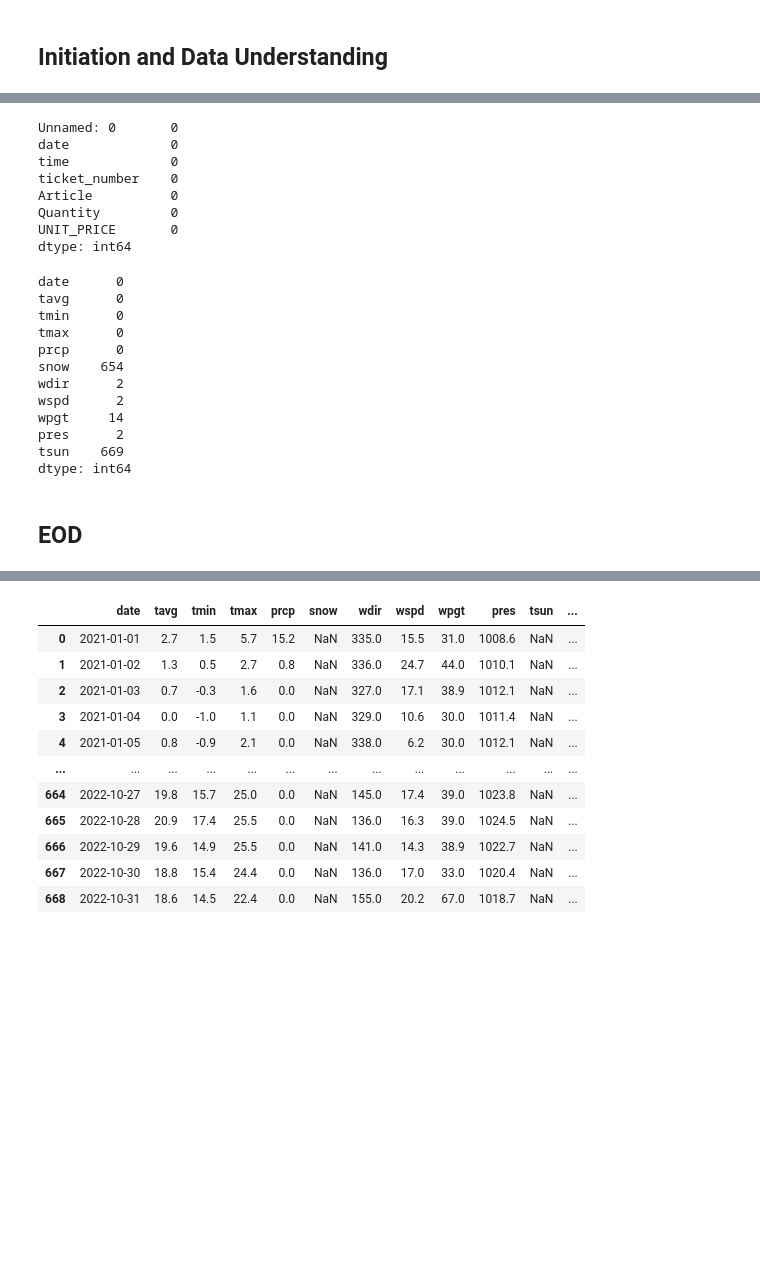
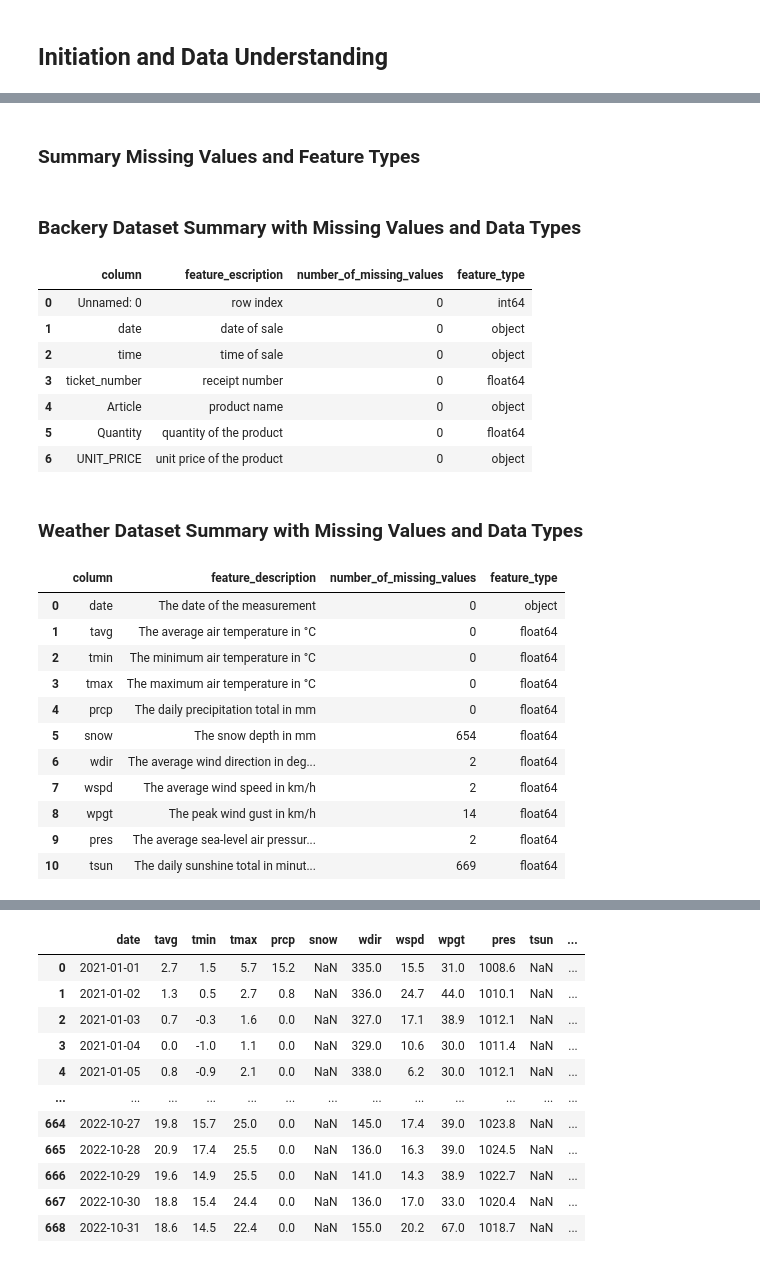
Before and after one commit to msbeigi/sale-analysis, a Jupyter notebook: backery_sale.ipynb, the cells around one changed output, grey strips where cells are left out. Drawn from its saved outputs; the diff is of its cells as text; code cells hidden in the pictures; blank space fills up the shorter version.

```diff
--- a/backery_sale.ipynb
+++ b/backery_sale.ipynb
@@ -75,29 +44,50 @@ max    511395.000000  288913.000000     200.000000
-# %%
-print('')
-print(backery.isna().sum())
-# %% [output]
-Unnamed: 0       0
-date             0
-time             0
-ticket_number    0
-Article          0
-Quantity         0
-UNIT_PRICE       0
-dtype: int64
-# %%
-weather.isna().sum()
-# %% [output]
-date      0
-tavg      0
-tmin      0
-tmax      0
-prcp      0
-snow    654
-wdir      2
-wspd      2
-wpgt     14
-pres      2
-tsun    669
-dtype: int64
-# %% [markdown]
-## EOD
+# %% [markdown]
+### Summary Missing Values and Feature Types
+# %%
+meta_backery=['row index' 	,'date of sale ','time of sale ', 'receipt number ','product name ', 'quantity of the product','unit price of the product']
+meta_weahter=['The date of the measurement', 'The average air temperature in °C', 'The minimum air temperature in °C','The maximum air temperature in °C'
+              ,'The daily precipitation total in mm', 'The snow depth in mm', 'The average wind direction in degrees (°)', 'The average wind speed in km/h'
+              ,'The peak wind gust in km/h', 'The average sea-level air pressure in hPa', 'The daily sunshine total in minutes (m)']
+
+
+missing_values=backery.isna().sum()
+missing_values_weather=weather.isna().sum()
+
+feature_typ=backery.dtypes
+feature_typ_weather=weather.dtypes
+
+# out put for backery dataset
+_=zip(missing_values.index,meta_backery,missing_values.values,feature_typ.values)
+df_backer_desc = pd.DataFrame(_, columns=['column','feature_escription', 'number_of_missing_values', 'feature_type']).style.set_properties(**{'text-align': 'left'})
+title = "<h3>Backery Dataset Summary with Missing Values and Data Types</h3>"
+display(HTML(title))
+display(df_backer_desc)
+# output for weather dataset
+_=zip(missing_values_weather.index,meta_weahter,missing_values_weather.values,feature_typ_weather.values)
+df_weather_desc = pd.DataFrame(_, columns=['column','feature_description', 'number_of_missing_values', 'feature_type']).style.set_properties(**{'text-align': 'left'})
+title = "<h3>Weather Dataset Summary with Missing Values and Data Types</h3>"
+display(HTML(title))
+display(df_weather_desc)
+# %% [output]
+Backery Dataset Summary with Missing Values and Data Types
+|  | column | feature_escription | number_of_missing_values | feature_type |
+| 0 | Unnamed: 0 | row index | 0 | int64 |
+| 1 | date | date of sale | 0 | object |
+| 2 | time | time of sale | 0 | object |
+| 3 | ticket_number | receipt number | 0 | float64 |
+| 4 | Article | product name | 0 | object |
+| 5 | Quantity | quantity of the product | 0 | float64 |
+| 6 | UNIT_PRICE | unit price of the product | 0 | object |
+Weather Dataset Summary with Missing Values and Data Types
+|  | column | feature_description | number_of_missing_values | feature_type |
+| 0 | date | The date of the measurement | 0 | object |
+| 1 | tavg | The average air temperature in °C | 0 | float64 |
+| 2 | tmin | The minimum air temperature in °C | 0 | float64 |
+| 3 | tmax | The maximum air temperature in °C | 0 | float64 |
+| 4 | prcp | The daily precipitation total in mm | 0 | float64 |
+| 5 | snow | The snow depth in mm | 654 | float64 |
+| 6 | wdir | The average wind direction in deg... | 2 | float64 |
+| 7 | wspd | The average wind speed in km/h | 2 | float64 |
+| 8 | wpgt | The peak wind gust in km/h | 14 | float64 |
+| 9 | pres | The average sea-level air pressur... | 2 | float64 |
+| 10 | tsun | The daily sunshine total in minut... | 669 | float64 |
```
Also changed, not shown: parts of 13 cells of this notebook.
